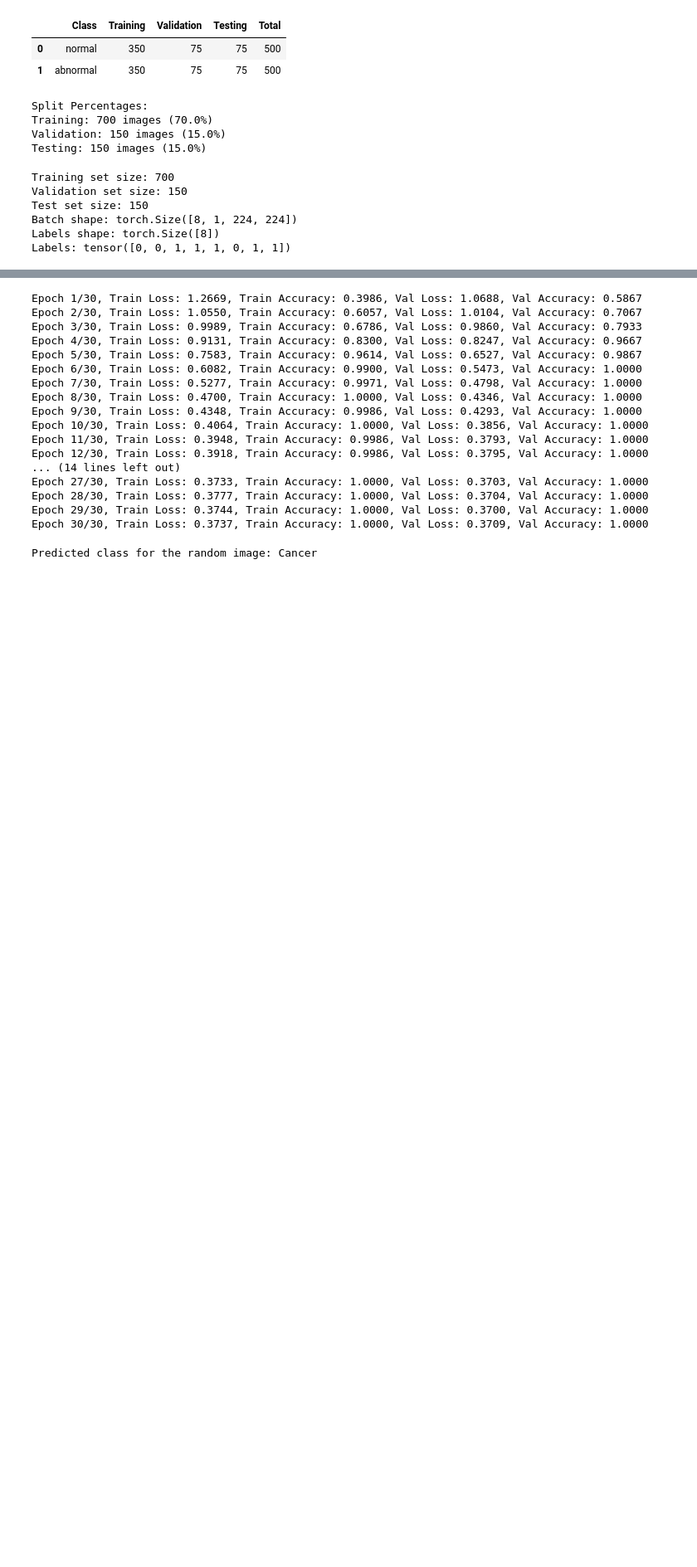
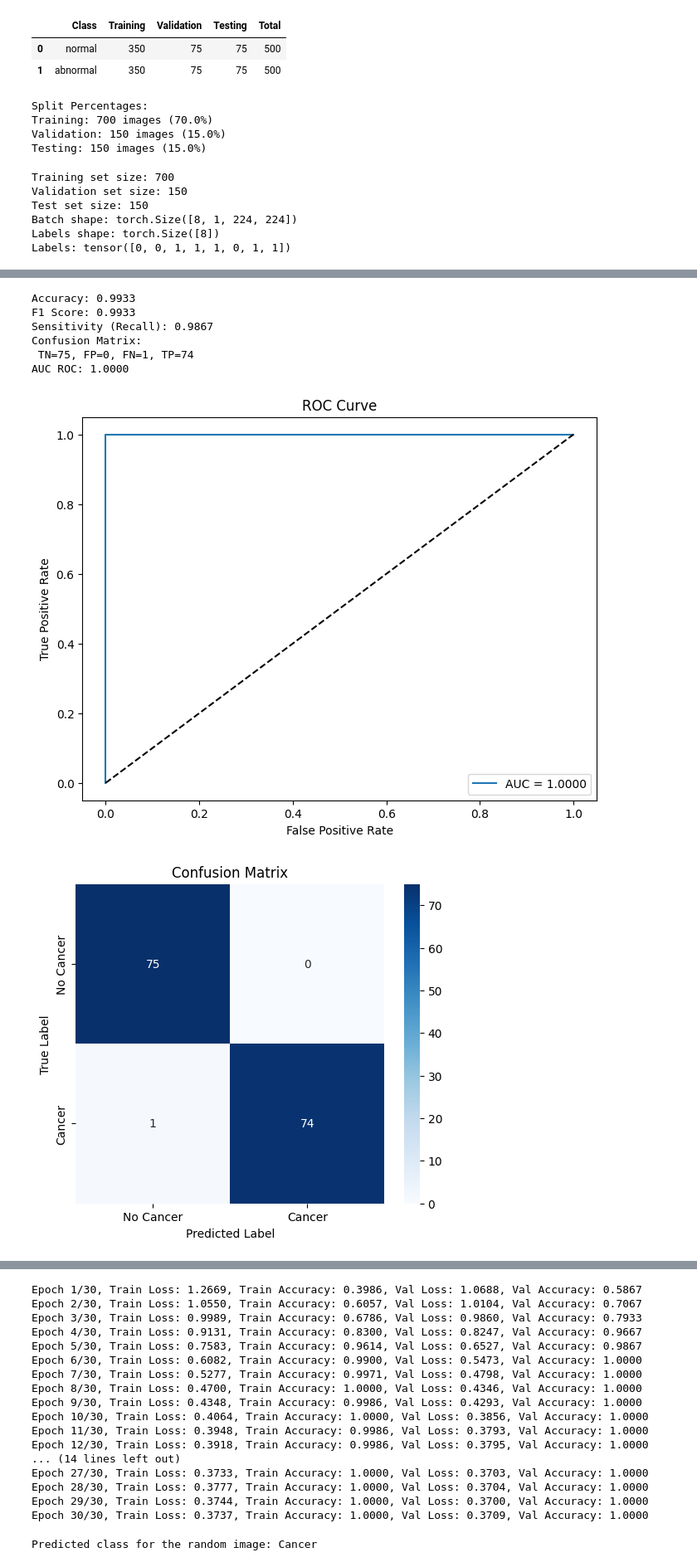
Before and after one commit to rm-rf-humans/QNN, a Jupyter notebook: H_QNNs.ipynb, the cells around one changed output, grey strips where cells are left out. Shown at 83% size. Saved outputs shown, nothing was run; the diff lists cells and outputs as text; code cells hidden in the pictures; blank space fills up the shorter version.

Commit message:
Confusion Matrix Updated

```diff
--- a/H_QNNs.ipynb
+++ b/H_QNNs.ipynb
@@ -405,0 +410,63 @@ Epoch 20/30, Batch 0, Loss: 0.0001
+# %%
+def evaluate_model(model, data_loader, device):
+    model.eval()
+
+    all_labels = []
+    all_preds = []
+    all_probs = []
+
+    with torch.no_grad():
+        for inputs, labels in data_loader:
+            inputs, labels = inputs.to(device), labels.to(device)
+
+            outputs = model(inputs)
+            _, predicted = torch.max(outputs.data, 1)
+            probs = torch.softmax(outputs, dim=1)[:, 1]
+
+            all_labels.extend(labels.cpu().numpy())
+            all_preds.extend(predicted.cpu().numpy())
+            all_probs.extend(probs.cpu().numpy())
+
+    f1 = f1_score(all_labels, all_preds)
+    accuracy = accuracy_score(all_labels, all_preds)
+    sensitivity = recall_score(all_labels, all_preds)
+    tn, fp, fn, tp = confusion_matrix(all_labels, all_preds).ravel()
+
+    auc_roc = roc_auc_score(all_labels, all_probs)
+    fpr, tpr, thresholds = roc_curve(all_labels, all_probs)
+
+    print(f"Accuracy: {accuracy:.4f}")
+    print(f"F1 Score: {f1:.4f}")
+    print(f"Sensitivity (Recall): {sensitivity:.4f}")
+    print(f"Confusion Matrix:\n TN={tn}, FP={fp}, FN={fn}, TP={tp}")
+    print(f"AUC ROC: {auc_roc:.4f}")
+
+    plt.figure(figsize=(8, 6))
+    plt.plot(fpr, tpr, label=f'AUC = {auc_roc:.4f}')
+    plt.plot([0, 1], [0, 1], 'k--')
+    plt.xlabel('False Positive Rate')
+    plt.ylabel('True Positive Rate')
+    plt.title('ROC Curve')
+    plt.legend(loc='lower right')
+    plt.show()
+
+    cm = confusion_matrix(all_labels, all_preds)
+    plt.figure(figsize=(6, 5))
+    sns.heatmap(cm, annot=True, fmt="d", cmap="Blues", xticklabels=['No Cancer', 'Cancer'], yticklabels=['No Cancer', 'Cancer'])
+    plt.title('Confusion Matrix')
+    plt.xlabel('Predicted Label')
+    plt.ylabel('True Label')
+    plt.show()
+
+
+evaluate_model(model, test_loader, device)
+evaluate_model(model, val_loader, device)
+# %% [output]
+Accuracy: 0.9933
+F1 Score: 0.9933
+Sensitivity (Recall): 0.9867
+Confusion Matrix:
+ TN=75, FP=0, FN=1, TP=74
+AUC ROC: 1.0000
+[figure, added]
+[figure, added]
```
Also changed, not shown: parts of 6 cells of this notebook.
